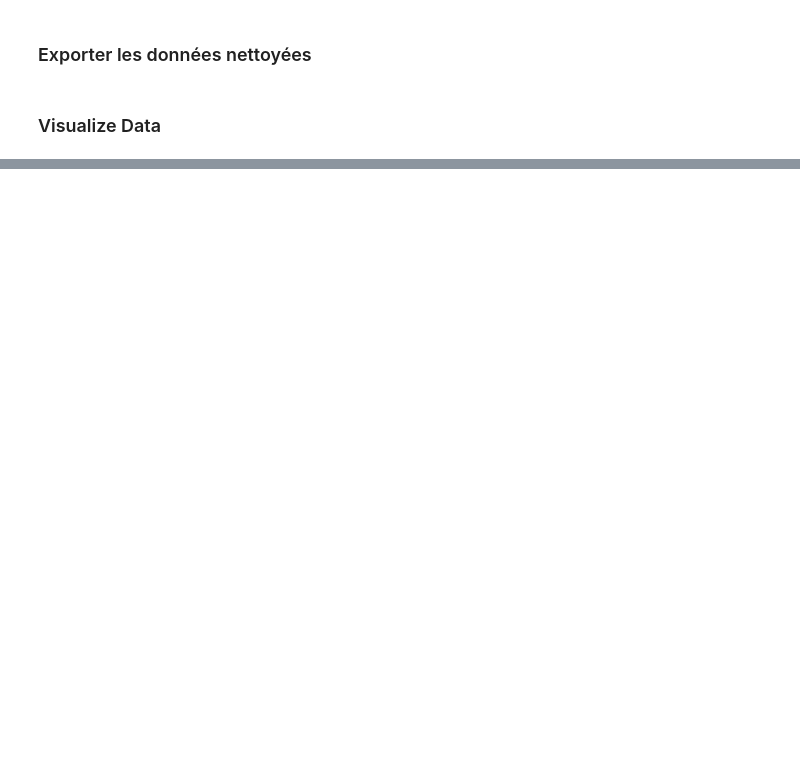
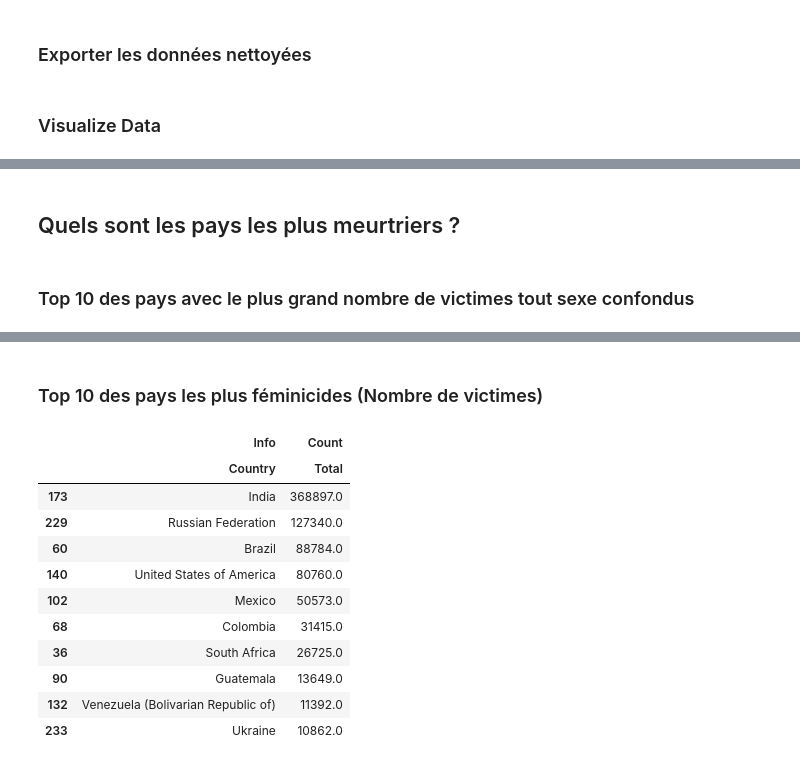
Before and after one commit to adesbx/homicideAnalysis, a Jupyter notebook: projet.ipynb, the cells around one changed output, grey strips where cells are left out. Saved outputs shown, nothing was run; the diff lists cells and outputs as text; code cells hidden in the pictures; blank space fills up the shorter version.

```diff
--- a/projet.ipynb
+++ b/projet.ipynb
@@ -104,11 +104,19 @@ Name: (Info, Country), Length: 327, dtype: object
 # %%
 # Add a total victim count column to the dataframe
 df[('Count', 'Total')] = df[['Count']].sum(axis=1)
-df.head(15)
+df.head(10)
+
+# Add the mean rate column to the dataframe
+df[('Count', 'Mean')] = df[['Count']].mean(axis=1)
+df.head(10)
+
+# Add a total victim count column to the dataframe
+df[('Rate', 'Total')] = df[['Rate']].sum(axis=1)
+df.head(10)
 
 # Add the mean rate column to the dataframe
 df[('Rate', 'Mean')] = df[['Rate']].mean(axis=1)
-df.head(15)
+df.head(10)
 # %% [output]
 |  | Info |  |  |  |  | Count |  |  |  |  |  | ... |
 |  | Region | Subregion | Country | Sex | Source | 2000 | 2001 | 2002 | 2003 | 2004 | 2005 | ... |
@@ -147,6 +150,10 @@ df.describe()
 | 50% | 81.500000 | 69.500000 | 65.000000 | 70.000000 | 41.500000 | 61.000000 | 45.500000 | 54.500000 | 61.000000 | 49.000000 | 61.000000 | ... |
 | 75% | 326.250000 | 275.250000 | 320.500000 | 319.250000 | 230.000000 | 325.000000 | 282.250000 | 290.250000 | 352.500000 | 269.500000 | 298.250000 | ... |
 | max | 41600.000000 | 44052.000000 | 45787.000000 | 47102.000000 | 44535.000000 | 43678.000000 | 45080.000000 | 43906.000000 | 46042.000000 | 47131.000000 | 47777.000000 | ... |
+# %% [markdown]
+## Quels sont les pays les plus meurtriers ?
+# %% [markdown]
+### Top 10 des pays avec le plus grand nombre de victimes tout sexe confondus
 # %%
 # Victim counts by sex
 group_df = df.groupby(by=[('Info', 'Sex')]).sum()
@@ -171,3 +178,27 @@ df_sorted[['Count']].head(10)
 | South Africa | 0.0 | 0.0 | 0.0 | 0.0 | 0.0 | 0.0 | 19106.0 | 18400.0 | 18084.0 | 16767.0 | ... |
 | Iraq (Central Iraq) | 0.0 | 0.0 | 0.0 | 0.0 | 0.0 | 0.0 | 0.0 | 0.0 | 4452.0 | 2458.0 | ... |
 | Guatemala | 0.0 | 0.0 | 0.0 | 0.0 | 4507.0 | 5338.0 | 5885.0 | 5781.0 | 6292.0 | 6498.0 | ... |
+# %% [markdown]
+### Top 10 des pays les plus féminicides (Nombre de victimes)
+# %%
+# Victim counts by sex
+filtered_df = df[df[('Info', 'Sex')] == 'Female']
+filtered_df.head(10)
+
+# Sort the dataframe by the highest count of female victims in descending order
+df_sorted = filtered_df.sort_values(by=[('Count', 'Total')], ascending=False)
+df_sorted = df_sorted[[('Info', 'Country'), ('Count', 'Total')]]
+df_sorted.head(10)
+# %% [output]
+|  | Info | Count |
+|  | Country | Total |
+| 173 | India | 368897.0 |
+| 229 | Russian Federation | 127340.0 |
+| 60 | Brazil | 88784.0 |
+| 140 | United States of America | 80760.0 |
+| 102 | Mexico | 50573.0 |
+| 68 | Colombia | 31415.0 |
+| 36 | South Africa | 26725.0 |
+| 90 | Guatemala | 13649.0 |
+| 132 | Venezuela (Bolivarian Republic of) | 11392.0 |
+| 233 | Ukraine | 10862.0 |
```
Also changed, not shown: parts of 12 cells of this notebook, 1 other file.
